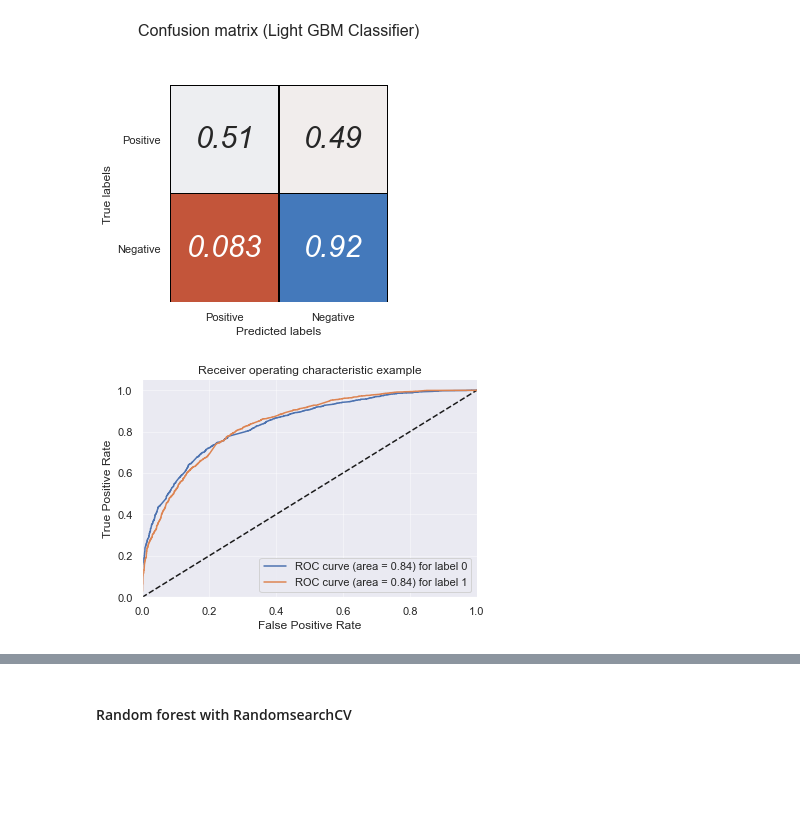
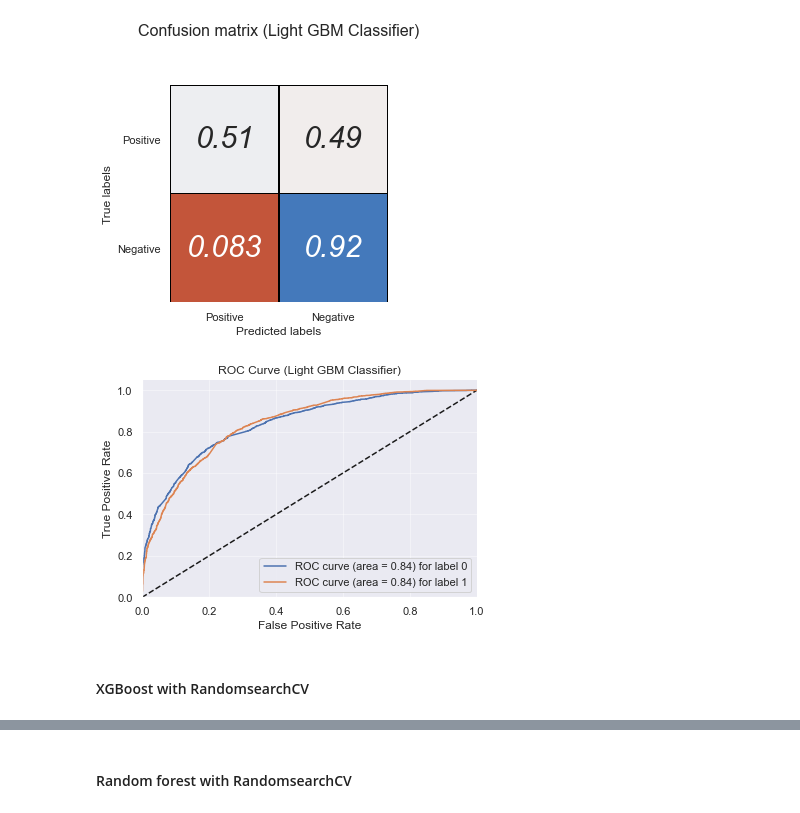
Before and after one commit to GreatLearning-NLP-Capstone-Group-9/Automatic-Ticket-Classification, a Jupyter notebook: notebooks/Base ML Models-ITER3.ipynb, the cells around one changed output, grey strips where cells are left out. Saved outputs shown, nothing was run; the diff lists cells and outputs as text; code cells hidden in the pictures; blank space fills up the shorter version.

```diff
--- a/notebooks/Base ML Models-ITER3.ipynb
+++ b/notebooks/Base ML Models-ITER3.ipynb
@@ -342,36 +343,38 @@ plot_confusion_matrix(Y_test, y_predictlg1, ax=axis1, title='Confusion matrix (L
 # %% [output]
 [figure]
 # %%
-def plot_multiclass_roc(clf, X_test, y_test, n_classes, figsize=(17, 6)):
+def plot_multiclass_roc(clf, X_test, y_test, n_classes, figsize=(17, 6), title='ROC Curve'):
     y_score = clf.predict_proba(X_test)
 
     # structures
     fpr = dict()
     tpr = dict()
     roc_auc = dict()
 
     # calculate dummies once
     y_test_dummies = pd.get_dummies(y_test, drop_first=False).values
     for i in range(n_classes):
         fpr[i], tpr[i], _ = metrics.roc_curve(y_test_dummies[:, i], y_score[:, i])
         roc_auc[i] = metrics.auc(fpr[i], tpr[i])
 
     # roc for each class
     fig, ax = plt.subplots(figsize=figsize)
     ax.plot([0, 1], [0, 1], 'k--')
     ax.set_xlim([0.0, 1.0])
     ax.set_ylim([0.0, 1.05])
     ax.set_xlabel('False Positive Rate')
     ax.set_ylabel('True Positive Rate')
-    ax.set_title('Receiver operating characteristic example')
+    ax.set_title(title)
     for i in range(n_classes):
         ax.plot(fpr[i], tpr[i], label='ROC curve (area = %0.2f) for label %i' % (roc_auc[i], i))
     ax.legend(loc="best")
     ax.grid(alpha=.4)
     sns.despine()
     plt.savefig('ROC_Curve_RF.png')
     plt.show()
 
-plot_multiclass_roc(lgb, X_test, Y_test, n_classes=2, figsize=(6, 4))
+plot_multiclass_roc(lgb, X_test, Y_test, n_classes=2, figsize=(6, 4), title='ROC Curve (Light GBM Classifier)')
 # %% [output]
-[figure, old version]
+[figure, new version]
+# %% [markdown]
+#### XGBoost with RandomsearchCV
```
Also changed, not shown: parts of 27 cells of this notebook.
